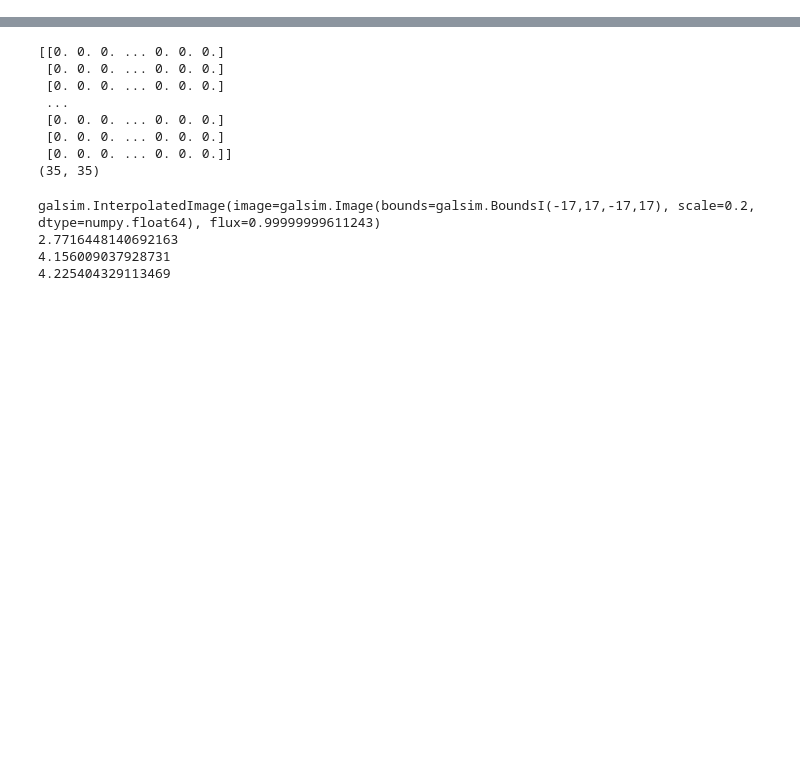
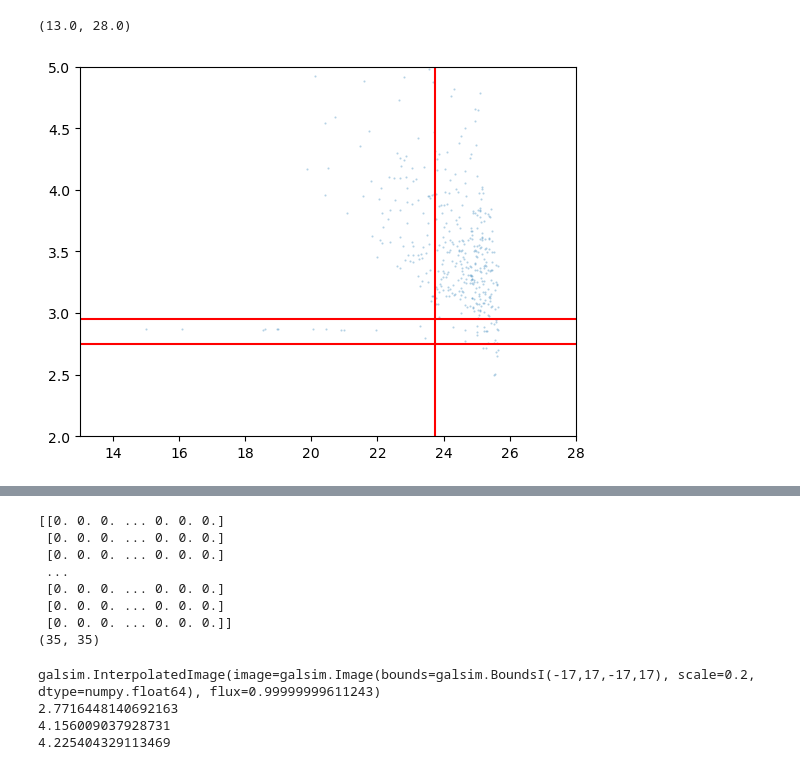
Before and after one commit to philipladuca24/LSST-SimCatVal, a Jupyter notebook: LSST-SimCatVal/testing_psf.ipynb, the cells around one changed output, grey strips where cells are left out. Drawn from its saved outputs; the diff is of its cells as text; code cells hidden in the pictures; blank space fills up the shorter version.

```diff
--- a/LSST-SimCatVal/testing_psf.ipynb
+++ b/LSST-SimCatVal/testing_psf.ipynb
@@ -5,0 +39,26 @@ import galsim
+# %%
+b = 'i'
+temp = cat[b]
+temp = temp[(temp['deblend_nChild'] == 0) &
+    (temp['base_SdssShape_flag'] == False) &
+    (temp['modelfit_CModel_instFlux'] >= 0) &
+    (temp['modelfit_CModel_flag'] == False) &
+    (temp['ext_gaap_GaapFlux_1_15x_Optimal_instFlux'] >= 0) &
+    (temp['base_SdssCentroid_flag'] == False) &
+    (temp['ext_gaap_GaapFlux_flag'] == False) &
+    (temp['base_ClassificationSizeExtendedness_flag'] == False)]
+temp = temp[(temp['base_PsfFlux_instFlux']/temp['base_PsfFlux_instFluxErr'] >= 10)]
+
+mag = -2.5 * np.log10(temp['modelfit_CModel_instFlux']) + 31.4
+size = np.sqrt(temp['base_SdssShape_xx'] + temp['base_SdssShape_yy'])
+
+plt.scatter(mag, size, s=0.3, alpha=0.3)
+# plt.scatter(mag, psf, s=0.3, alpha=0.3)
+plt.axhline(2.95, c='r')
+plt.axhline(2.75, c='r')
+plt.axvline(23.75, c='r')
+plt.ylim(2,5)
+plt.xlim(13,28)
+# %% [output]
+(13.0, 28.0)
+[figure, added]
```
Also changed, not shown: parts of 7 cells of this notebook, 2 other files.
